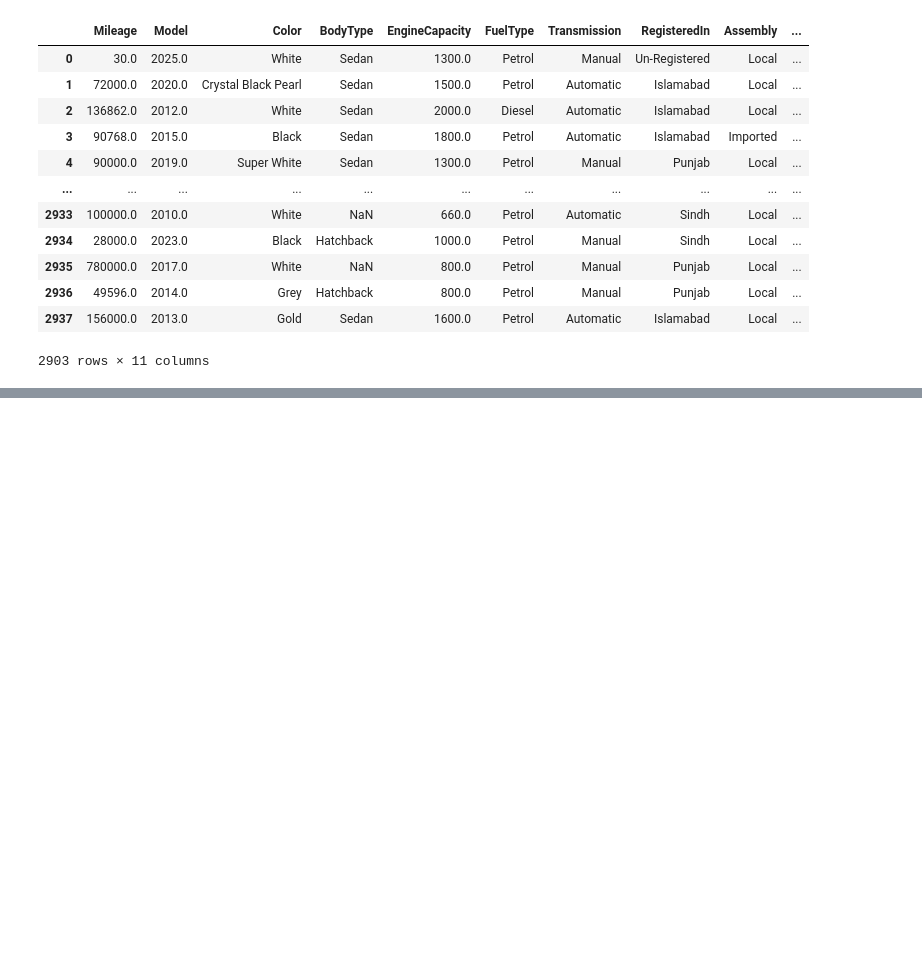
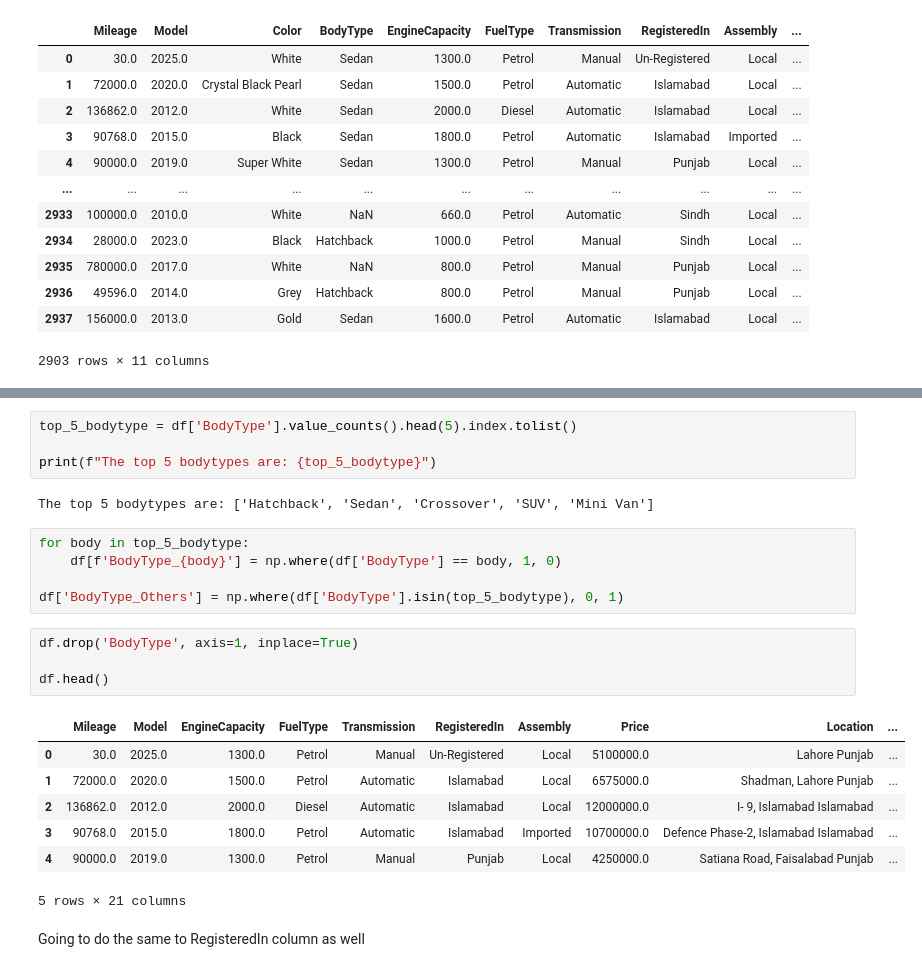
Before and after one commit to MujtabaAhmad21/pakistan-used-car-price-prediction, a Jupyter notebook: data-preprocessing.ipynb, the cells around one changed output, grey strips where cells are left out. Cells and saved outputs as stored; diff of their text form; blank space fills up the shorter version.

```diff
--- a/data-preprocessing.ipynb
+++ b/data-preprocessing.ipynb
@@ -145,0 +249,25 @@ df
+# %%
+top_5_bodytype = df['BodyType'].value_counts().head(5).index.tolist()
+
+print(f"The top 5 bodytypes are: {top_5_bodytype}")
+# %% [output]
+The top 5 bodytypes are: ['Hatchback', 'Sedan', 'Crossover', 'SUV', 'Mini Van']
+# %%
+for body in top_5_bodytype:
+    df[f'BodyType_{body}'] = np.where(df['BodyType'] == body, 1, 0)
+
+df['BodyType_Others'] = np.where(df['BodyType'].isin(top_5_bodytype), 0, 1)
+# %%
+df.drop('BodyType', axis=1, inplace=True)
+
+df.head()
+# %% [output]
+|  | Mileage | Model | EngineCapacity | FuelType | Transmission | RegisteredIn | Assembly | Price | Location | ... |
+| 0 | 30.0 | 2025.0 | 1300.0 | Petrol | Manual | Un-Registered | Local | 5100000.0 | Lahore Punjab | ... |
+| 1 | 72000.0 | 2020.0 | 1500.0 | Petrol | Automatic | Islamabad | Local | 6575000.0 | Shadman, Lahore Punjab | ... |
+| 2 | 136862.0 | 2012.0 | 2000.0 | Diesel | Automatic | Islamabad | Local | 12000000.0 | I- 9, Islamabad Islamabad | ... |
+| 3 | 90768.0 | 2015.0 | 1800.0 | Petrol | Automatic | Islamabad | Imported | 10700000.0 | Defence Phase-2, Islamabad Islamabad | ... |
+| 4 | 90000.0 | 2019.0 | 1300.0 | Petrol | Manual | Punjab | Local | 4250000.0 | Satiana Road, Faisalabad Punjab | ... |
+5 rows × 21 columns
+# %% [markdown]
+Going to do the same to RegisteredIn column as well
```
Also changed, not shown: parts of 17 cells of this notebook.
